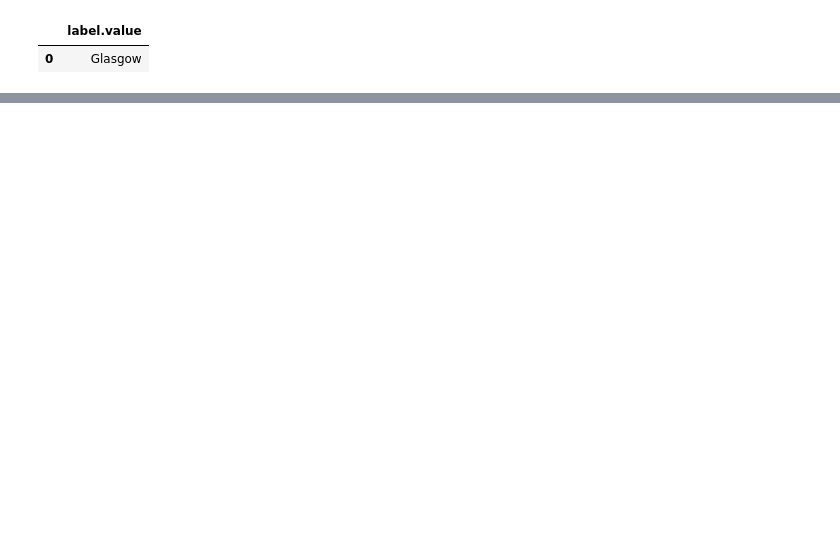
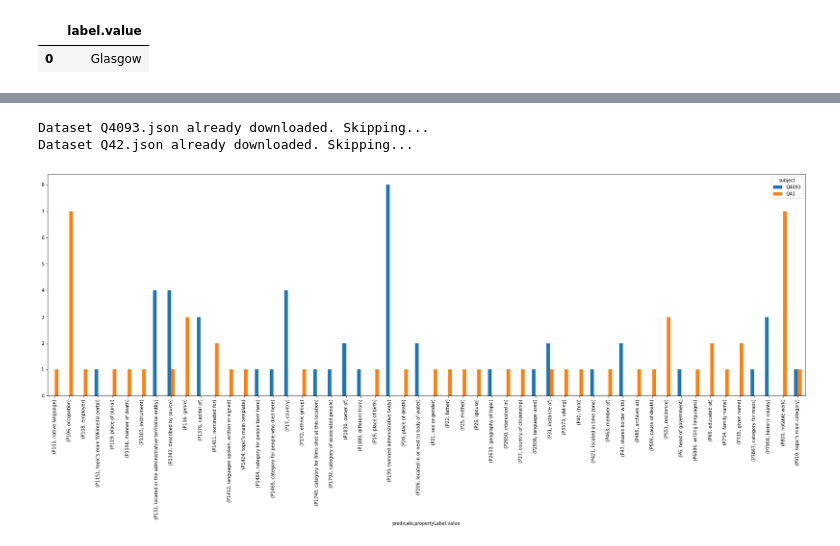
Before and after one commit to erolm-a/colla-framework, a Jupyter notebook: notebooks/WikidataTuples.ipynb, the cells around one changed output, grey strips where cells are left out. Saved outputs shown, nothing was run; the diff lists cells and outputs as text; code cells hidden in the pictures; blank space fills up the shorter version.

```diff
--- a/notebooks/WikidataTuples.ipynb
+++ b/notebooks/WikidataTuples.ipynb
@@ -132,0 +163,25 @@ annotate_property(["P6", "P10"])
+# %%
+def get_entities_distribution(entities):
+    wikidata_truthy_dfs = [fetch_dataset(entity, provider="wikidata", flavor="simple") for entity in entities]
+    edges_list = [get_edges(df) for df in wikidata_truthy_dfs]
+    edges = [edge for edges in edges_list for edge in edges]
+    edges_df = pd.DataFrame(edges, columns=["subject", "predicate", "object"])
+
+    property_list = edges_df["predicate"].unique()
+    properties = annotate_wikidata_property(property_list)
+
+    properties["predicate"] = properties["property.value"].str[len("http://www.wikidata.org/entity/"):]
+    annotated_edges = edges_df.merge(properties, left_on="predicate", right_on="predicate")
+
+    property_distribution = annotated_edges.pivot_table(index=['subject', 'predicate', 'propertyLabel.value'], aggfunc='size')
+
+    return property_distribution
+
+def plot_distribution(property_distribution):
+    property_distribution.unstack(level=0).plot(kind='bar', subplots=False, figsize=(30, 9))
+# %%
+plot_distribution(get_entities_distribution(["Q4093", "Q42"]))
+# %% [output]
+Dataset Q4093.json already downloaded. Skipping...
+Dataset Q42.json already downloaded. Skipping...
+[figure, added]
```
Also changed, not shown: parts of 17 cells of this notebook, 4 other files.
